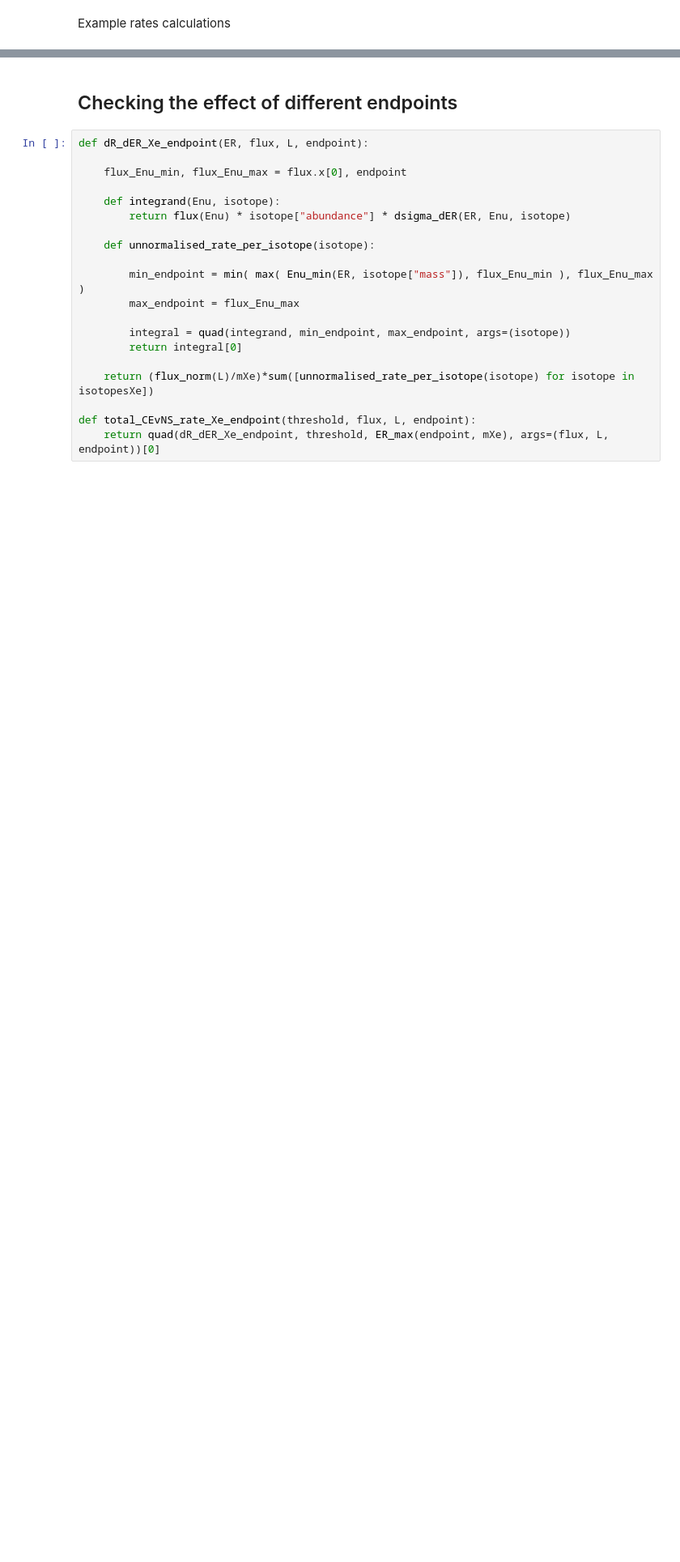
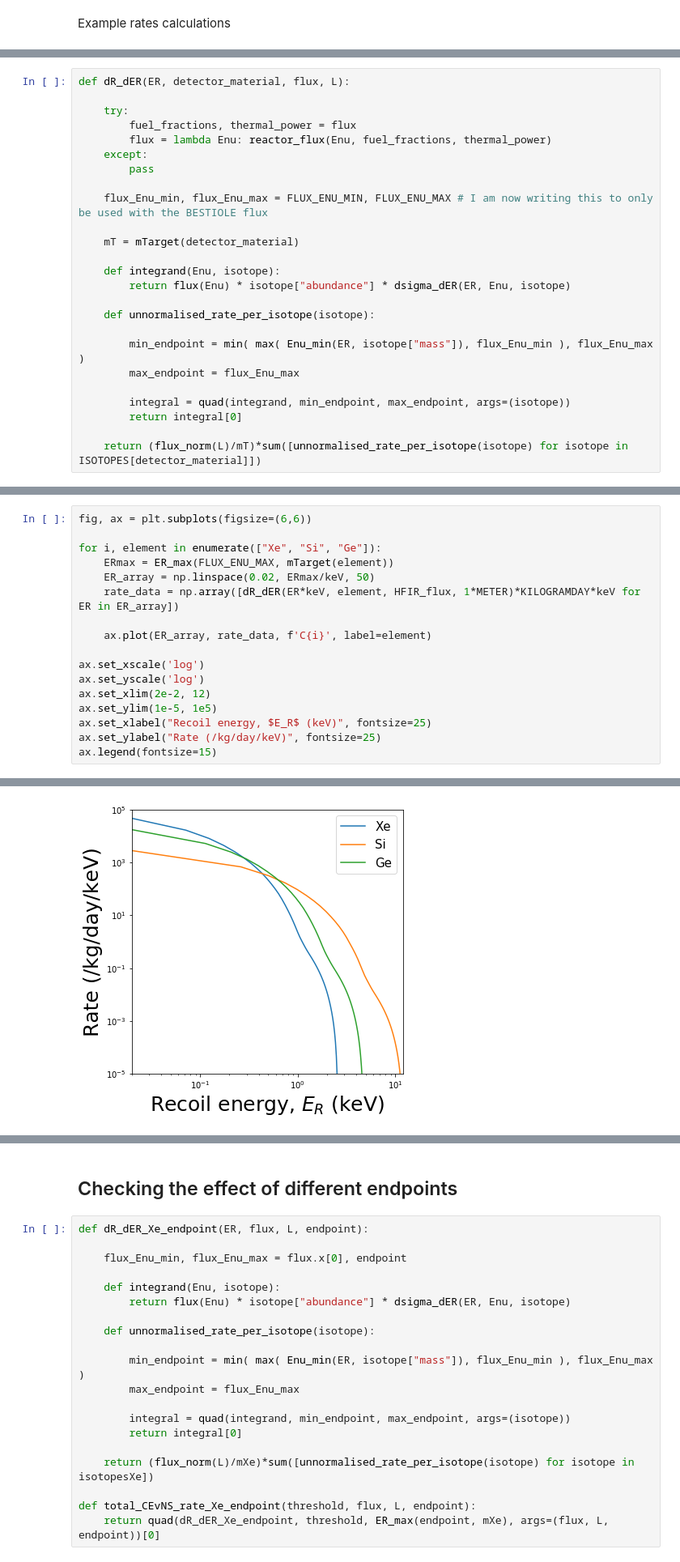
Before and after one commit to RitterCat/reactor-nu-cevns, a Jupyter notebook: cevns_rate.ipynb, the cells around one changed output, grey strips where cells are left out. Shown at 81% size. Drawn from its saved outputs; the diff is of its cells as text; blank space fills up the shorter version.

```diff
--- a/cevns_rate.ipynb
+++ b/cevns_rate.ipynb
@@ -261,0 +362,25 @@ Events/kg/day at HFIR @ 7m with different thresholds:
+# %%
+def dR_dER(ER, detector_material, flux, L):
+
+    try:
+        fuel_fractions, thermal_power = flux
+        flux = lambda Enu: reactor_flux(Enu, fuel_fractions, thermal_power)
+    except:
+        pass
+
+    flux_Enu_min, flux_Enu_max = FLUX_ENU_MIN, FLUX_ENU_MAX # I am now writing this to only be used with the BESTIOLE flux
+
+    mT = mTarget(detector_material)
+
+    def integrand(Enu, isotope):
+        return flux(Enu) * isotope["abundance"] * dsigma_dER(ER, Enu, isotope)
+
+    def unnormalised_rate_per_isotope(isotope):
+
+        min_endpoint = min( max( Enu_min(ER, isotope["mass"]), flux_Enu_min ), flux_Enu_max )
+        max_endpoint = flux_Enu_max
+
+        integral = quad(integrand, min_endpoint, max_endpoint, args=(isotope))
+        return integral[0]
+
+    return (flux_norm(L)/mT)*sum([unnormalised_rate_per_isotope(isotope) for isotope in ISOTOPES[detector_material]])
@@ -261,0 +400,18 @@ Events/kg/day at HFIR @ 7m with different thresholds:
+# %%
+fig, ax = plt.subplots(figsize=(6,6))
+
+for i, element in enumerate(["Xe", "Si", "Ge"]):
+    ERmax = ER_max(FLUX_ENU_MAX, mTarget(element))
+    ER_array = np.linspace(0.02, ERmax/keV, 50)
+    rate_data = np.array([dR_dER(ER*keV, element, HFIR_flux, 1*METER)*KILOGRAMDAY*keV for ER in ER_array])
+
+    ax.plot(ER_array, rate_data, f'C{i}', label=element)
+
+ax.set_xscale('log')
+ax.set_yscale('log')
+ax.set_xlim(2e-2, 12)
+ax.set_ylim(1e-5, 1e5)
+ax.set_xlabel("Recoil energy, $E_R$ (keV)", fontsize=25)
+ax.set_ylabel("Rate (/kg/day/keV)", fontsize=25)
+ax.legend(fontsize=15)
+# %% [output]
@@ -261,0 +419 @@ Events/kg/day at HFIR @ 7m with different thresholds:
+[figure, added]
```
Also changed, not shown: parts of 18 cells of this notebook, 1 other file.
